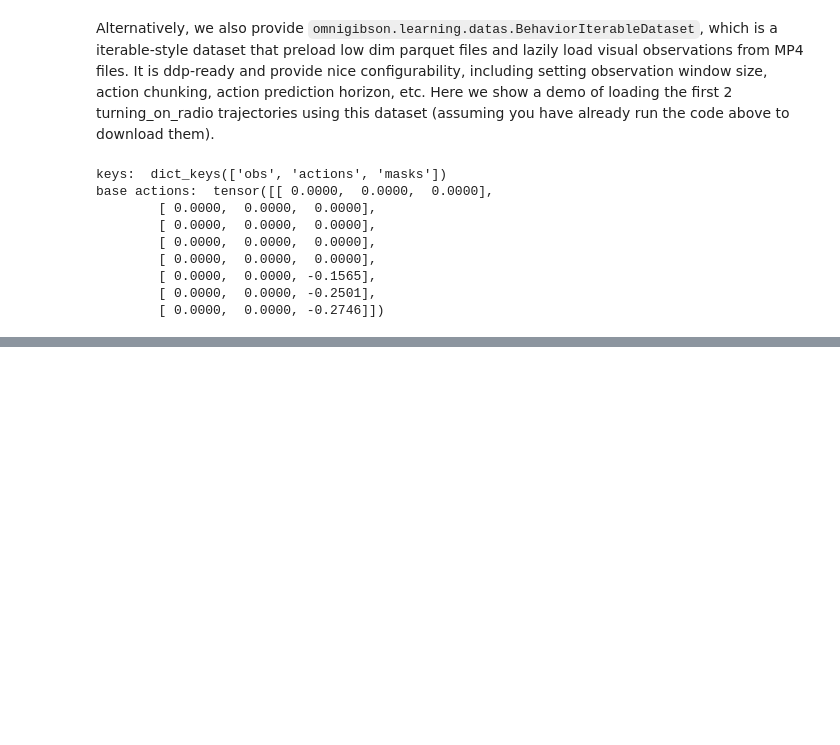
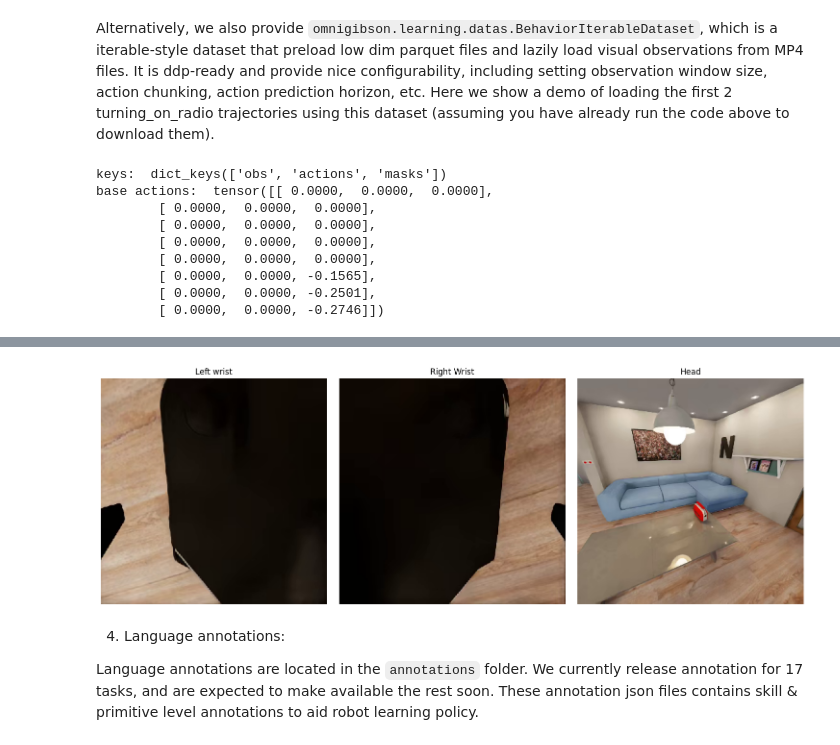
Before and after one commit to littlespray/b1k-baselines, a Jupyter notebook: tutorials/dataset.ipynb, the cells around one changed output, grey strips where cells are left out. Cells and saved outputs as stored; diff of their text form; code cells hidden in the pictures; blank space fills up the shorter version.

```diff
--- a/tutorials/dataset.ipynb
+++ b/tutorials/dataset.ipynb
@@ -123,0 +178,38 @@ base actions:  tensor([[ 0.0000,  0.0000,  0.0000],
+# %%
+from omnigibson.learning.utils.obs_utils import OBS_LOADER_MAP
+from omnigibson.learning.utils.eval_utils import ROBOT_CAMERA_NAMES
+
+video_loaders = []
+for camera_id in ROBOT_CAMERA_NAMES["R1Pro"]:
+    video_loaders.append(OBS_LOADER_MAP["rgb"](
+        data_path=DATASET_PATH,
+        task_id=0,
+        camera_id=camera_id,
+        demo_id="00000010",
+        output_size=(360, 360),
+        batch_size=1,
+    ))
+
+frames = [next(i)[0] for i in iter(video_loaders)]
+# %%
+import matplotlib.pyplot as plt
+
+fig, axes = plt.subplots(1, 3, figsize=(15, 5))
+axes[0].imshow(frames[0].movedim(-3, -1))
+axes[0].set_title("Left wrist")
+axes[0].axis("off")
+axes[1].imshow(frames[1].movedim(-3, -1))
+axes[1].set_title("Right Wrist")
+axes[1].axis("off")
+axes[2].imshow(frames[2].movedim(-3, -1))
+axes[2].set_title("Head")
+axes[2].axis("off")
+
+plt.tight_layout()
+plt.show()
+# %% [output]
+[figure, added]
+# %% [markdown]
+4. Language annotations:
+
+Language annotations are located in the `annotations` folder. We currently release annotation for 17 tasks, and are expected to make available the rest soon. These annotation json files contains skill & primitive level annotations to aid robot learning policy.
```
Also changed, not shown: parts of 6 cells of this notebook, 2 other files.
